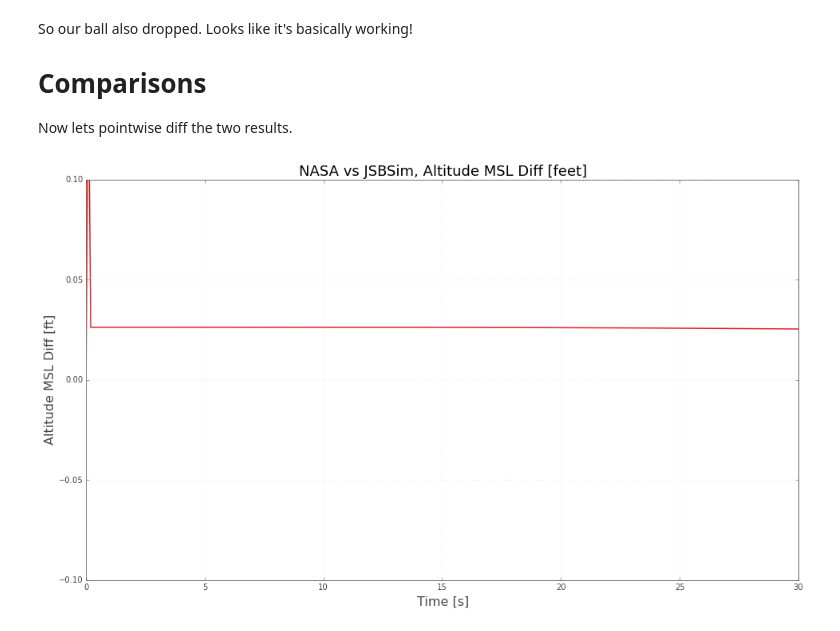
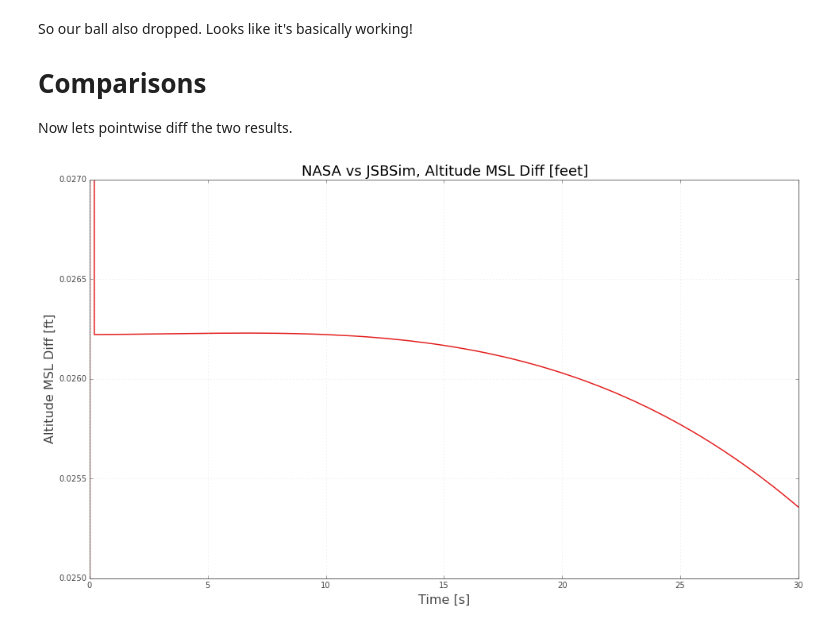
Before and after one commit to open-aerospace/jsbsim-nasa-test-cases, a Jupyter notebook: case-01-dragless_sphere/results.ipynb, the cells around one changed output. Drawn from its saved outputs; the diff is of its cells as text; code cells hidden in the pictures.

```diff
--- a/case-01-dragless_sphere/results.ipynb
+++ b/case-01-dragless_sphere/results.ipynb
@@ -60,11 +62,11 @@ Now lets pointwise diff the two results.
 # %%
 ax = plt.figure(figsize=(16,9))
 plt.title(r"NASA vs JSBSim, Altitude MSL Diff [feet]")
 plt.ylabel(r"Altitude MSL Diff [ft]")
 plt.xlabel(r"Time [s]")
 plt.plot(j_times, j_altitudeMsl-n_altitudeMsl)
-ax.axes[0].set_ylim([-0.10,0.10])
+ax.axes[0].set_ylim([0.025,0.027])
 ax.axes[0].set_xlim([0,30])
 plt.show()
 # %% [output]
-[figure, old version]
+[figure, new version]
```
Also changed, not shown: parts of 3 cells of this notebook.
